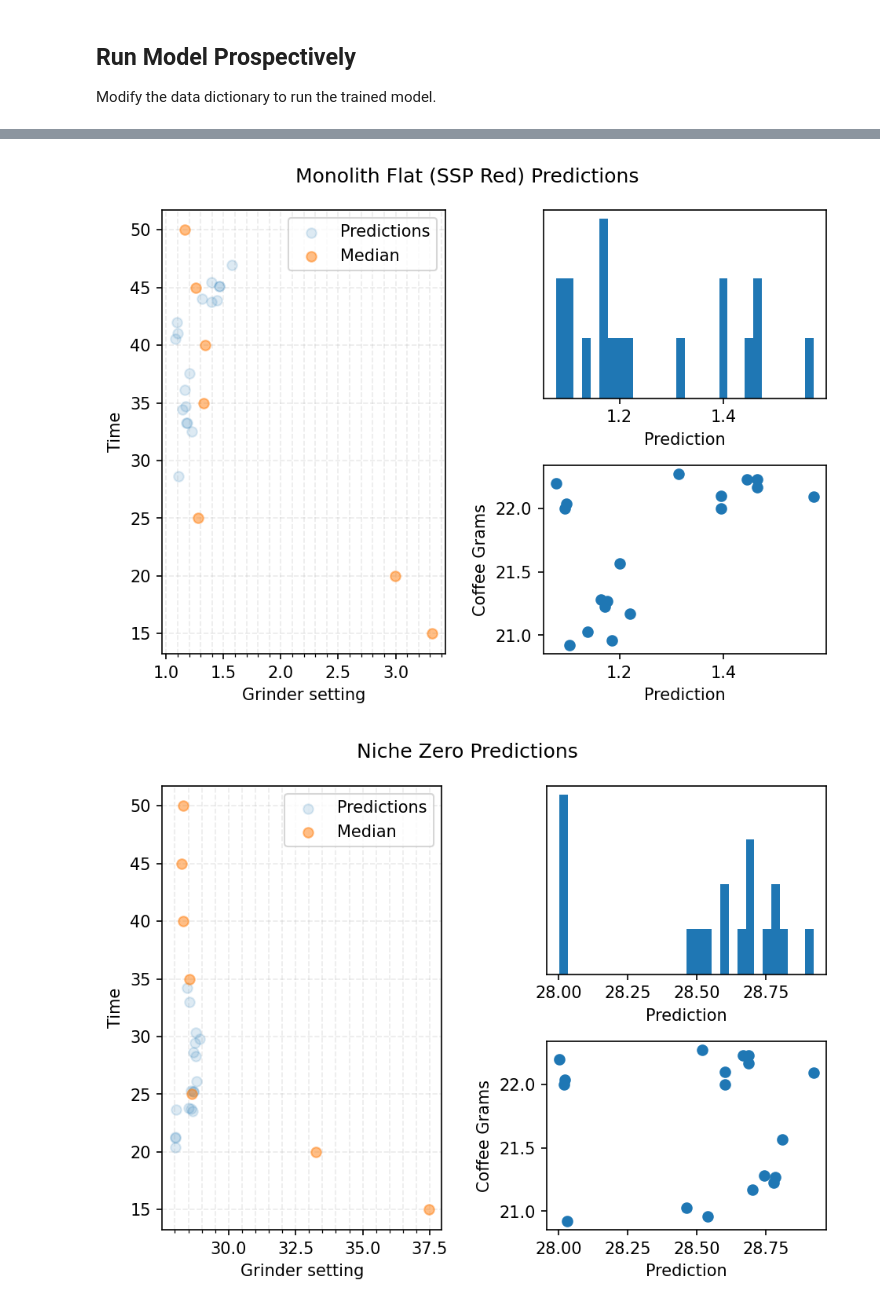
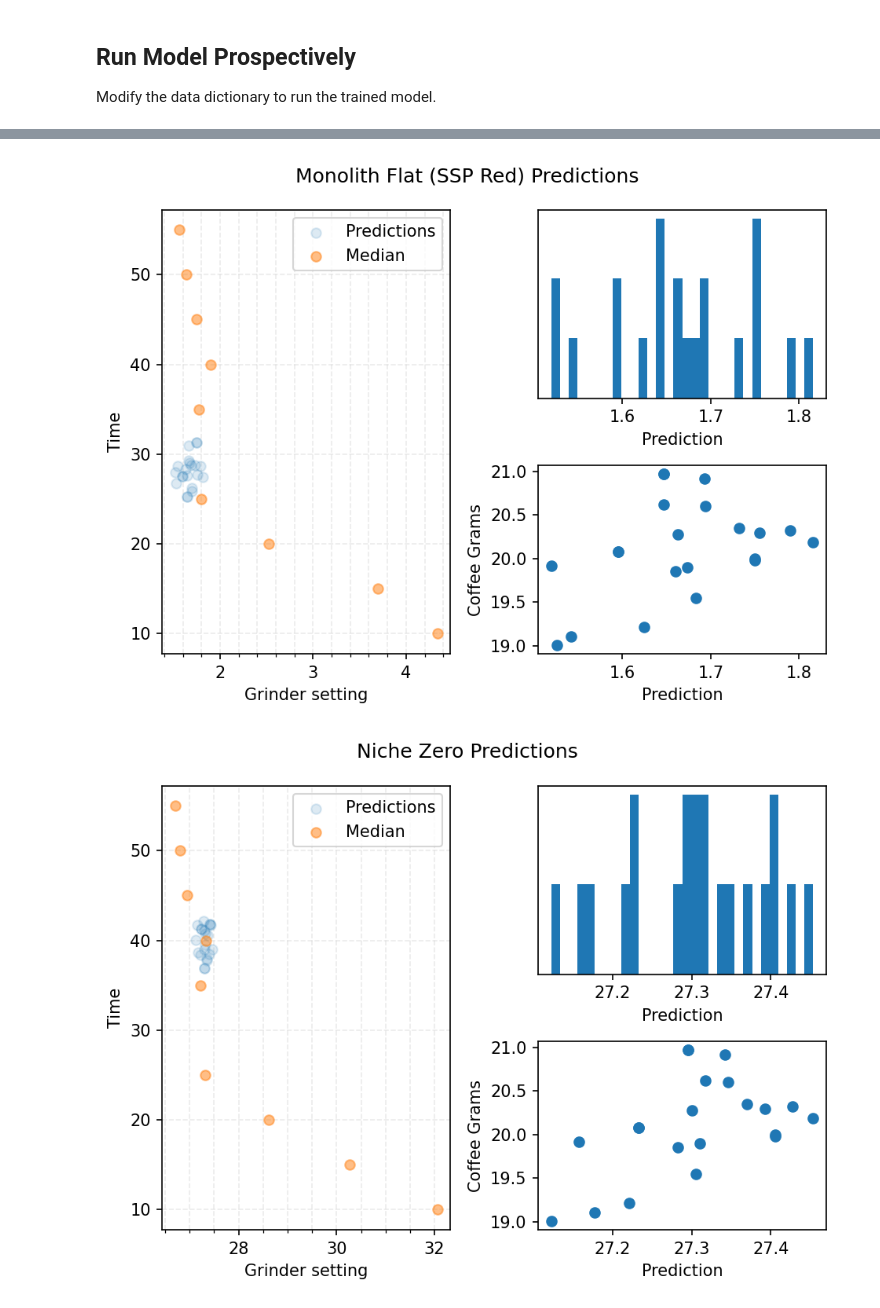
Before and after one commit to badisa/optpresso, a Jupyter notebook: notebooks/alternative_models.ipynb, the cells around one changed output, grey strips where cells are left out. Drawn from its saved outputs; the diff is of its cells as text; code cells hidden in the pictures.

```diff
--- a/notebooks/alternative_models.ipynb
+++ b/notebooks/alternative_models.ipynb
@@ -69,11 +69,9 @@ def rename_df_columns(df):
 
 def prepare_dataframe(df, valid_words=None):
     df = df.copy()
-    for char in [" ", "(", ")", "%", "/", "\\", '"']:
-        df.columns = df.columns.str.strip().str.lower().str.replace(char, "", regex=False)
 
     df.dropna(subset=["coffee"])
-    df[["roaster", "coffee"]] = df["coffee"].str.lower().str.split("-", n=1, expand=True)
+    df[["roaster", "coffee"]] = df["coffee"].str.lower().str.split(" - ", n=1, expand=True)
     if valid_words is None:
         valid_words = get_valid_coffee_words(df["coffee"])
     df["roastdate"] = df["roastdate"].fillna("").str.strip()
@@ -88,6 +86,7 @@ def prepare_dataframe(df, valid_words=None):
         df["agtron"] = df.groupby(["coffee", "roastdate"])["agtron"].transform(lambda x: x.fillna(x.median())).fillna(0.0)
         df["densitygml"] = df.groupby(["coffee", "roastdate"])["densitygml"].transform(lambda x: x.fillna(x.median())).fillna(0.0)
 
+    df["time"] = pd.to_numeric(df["time"], errors="coerce")
     df.dropna(subset=["time"], inplace=True)
     df = df[pd.to_numeric(df["grindersetting"], errors="coerce").notnull()]
     df["date"] = pd.to_datetime(df.date, infer_datetime_format=True, utc=True).map(
@@ -138,6 +137,8 @@ def build_encoders(frame, fields):
 raw_dataframe = dataframe_from_csv(DATA_DOWNLOAD_URL)
 raw_dataframe = rename_df_columns(raw_dataframe)
 df = raw_dataframe[~raw_dataframe.details.astype(str).str.contains('bork|prediction', regex=True)]
+# Remove any grinders marked as not mine, IE made using someone elses equipment
+df = raw_dataframe[~raw_dataframe.grinder.astype(str).str.contains("- Not Mine", regex=True)]
 valid_words = get_valid_coffee_words(df["coffee"].astype(str).replace("None", "").str.strip(), min_count=3)
 
 df = prepare_dataframe(df, valid_words)
@@ -151,10 +152,10 @@ for field in df.columns:
     if field in encoded_cols:
         continue
     if df[field].dtype == object:
-        print("Dropping", field)
+        print("Dropping due to invalid type", field)
         df = df.drop([field], axis=1)
 
-for col in find_columns_to_drop(df):
+for col in find_columns_to_drop(df, skipped_columns=["time"]):
     if col in encoded_cols:
         continue
     print("Dropping", col)
@@ -267,7 +269,7 @@ def plot_grinder_predictions(grinder: str, prediction_field: str, y, y_pred):
 enhance_sample = False
 
 estimators = 1000
-num_days = 3
+num_days = 4
 days_in_seconds = 24 * 60 * 60 * num_days
 data = df.copy()
 latest_date = data.date.max()
@@ -293,6 +295,8 @@ for prediction_field in ["grindersetting", "time"]:
         regr.fit(x, y)
         for grinder in test.grinder.unique():
             grinder_test = test[test.grinder == grinder]
+            if len(grinder_test) <= 1:
+                continue
             x_test, y_test = prepare_df_for_modeling(
                 grinder_test, prediction_field, drop_cols=dropped, encoders=training_encs
             )
@@ -330,16 +334,16 @@ Select the number of estimators and whether to try and generate more samples.
 # %%
 enhance_sample = False
 estimators = 1000
-dropped = ("date", "roastdate", "coffee_words")
+dropped = ("date", "roastdate", "grindum", "grindstdum")
 
 training = df
 if enhance_sample:
     sampled_coffee = resample_field(training, "coffeegrams", ["grinder", "coffee"], std=0.1, samples=2)
-    # sampled_output = resample_field(
-    #     training, "output", ["machine", "machineprofile", "grinder", "coffee"], samples=1
-    # )
+    sampled_output = resample_field(
+        training, "output", ["machine", "machineprofile", "grinder", "coffee"], std=0.1, samples=2
+    )
     # sampled_grind = resample_field(training, "grindersetting", ["grinder", "coffee", "machineprofile"], std=0.05, samples=2)
-    training = pd.concat([training, sampled_coffee])
+    training = pd.concat([training, sampled_coffee, sampled_output])
 
 inference_encoders = build_encoders(training, encoded_cols)
 models_by_label = {}
@@ -361,13 +365,13 @@ Modify the data dictionary to run the trained model.
 # %%
 build_new_model = False
 data = {
-    "coffee": "Madcap - Tano Ndogo Kenya",
-    "coffeegrams": 22.0,
-    "roastdate": "05/27/24",
+    "coffee": "B&W - The House that Geisha Built Blend Uba Geisha Washed Colombia Hayvis Sagastume Geisha Honduras Geisha Village Lot 17 Ethiopia Sebastian Ramirez Geisha Columbia",
+    "coffeegrams": 20.0,
+    "roastdate": "09/06/24",
     "time": 30,
-    "output": 40.0,
+    "output": 52.0,
     "machine": "Decent DE1PRO",
-    "machineprofile": "Trendy 6 bar low pressure shot",
+    "machineprofile": "",
     "grinder": None,  # Leave None to predict for all grinders,
     "basket": "Sworks Billet High Flow",
     "filter": "",
@@ -389,7 +393,7 @@ existing_coffee_data = raw_dataframe[
 if len(existing_coffee_data):
     with warnings.catch_warnings():
         warnings.simplefilter("ignore")
-        for field in ["densitygml", "grindum", "grindstdum", "agtron"]:
+        for field in ["densitygml", "agtron"]:
             if data[field] is None:
                 data[field] = existing_coffee_data[field].median()
 
@@ -521,10 +525,10 @@ for grinder in sorted(df.grinder.unique(), reverse=True, key=grinder_last_used):
             med.append(med_pred)
             times.append(time)
     def coffeegrams_filter(grams: float):
-        return percent_diff(data["coffeegrams"], grams) <= 0.1
+        return percent_diff(data["coffeegrams"], grams) <= 0.2
 
     def output_filter(output: float):
-        return percent_diff(data["output"], output) <= 0.1
+        return abs(data["output"] - output) <= 1.0
 
     mask = grinder_df.coffeegrams.apply(coffeegrams_filter)
     output_mask = grinder_df.output.apply(output_filter)
@@ -535,7 +539,6 @@ for grinder in sorted(df.grinder.unique(), reverse=True, key=grinder_last_used):
         & (ref_df.roaster == test_df.roaster.values[0])
         & (ref_df.roastdate == test_df.roastdate.values[0])
         & (ref_df.machine.str.lower() == test_df.machine.str.lower().values[0])
-        & (ref_df.grinder == grinder)
         & (ref_df.machineprofile.str.lower() == test_df.machineprofile.str.lower().values[0])
         & (ref_df.basket.str.lower() == test_df.basket.str.lower().values[0])
         & (ref_df["filter"].str.lower() == test_df["filter"].str.lower().values[0])
@@ -567,2 +570,2 @@ for grinder in sorted(df.grinder.unique(), reverse=True, key=grinder_last_used):
-[figure, old version]
+[figure, new version]
-[figure, old version]
+[figure, new version]
```
Also changed, not shown: parts of 4 cells of this notebook.
